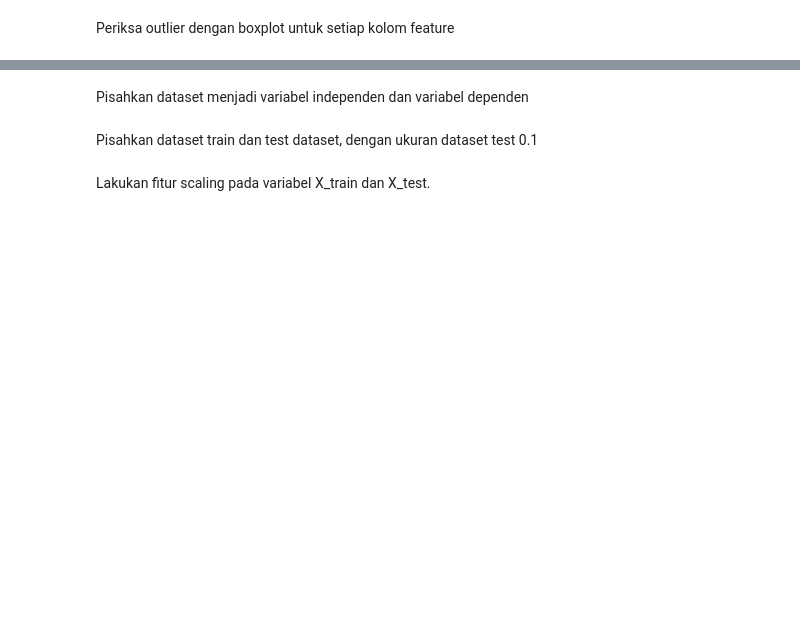
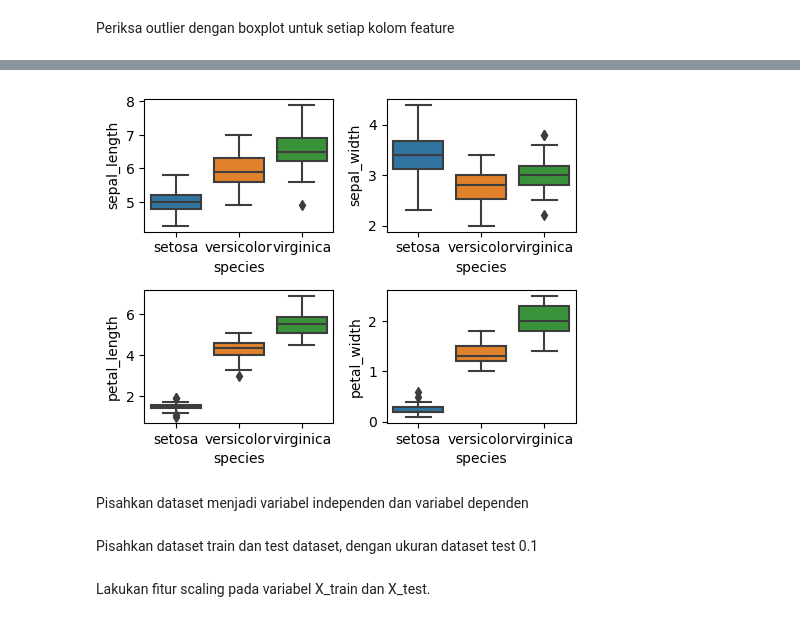
Before and after one commit to Trsh16/AFL1-Datmin, a Jupyter notebook: Exercise_Week_4_Supervised_Learning,_Classification.ipynb, the cells around one changed output, grey strips where cells are left out. Drawn from its saved outputs; the diff is of its cells as text; code cells hidden in the pictures; blank space fills up the shorter version.

```diff
--- a/Exercise_Week_4_Supervised_Learning,_Classification.ipynb
+++ b/Exercise_Week_4_Supervised_Learning,_Classification.ipynb
@@ -30,0 +22,5 @@ from sklearn.linear_model import LogisticRegression
+# %%
+# Read CSV
+url = "https://raw.githubusercontent.com/catharinamega/Data-Mining-ISB-2020/main/Week%204/iris.csv"
+df = pd.read_csv(url)
+df.head()
@@ -53,2 +82,25 @@ Periksa outlier dengan boxplot untuk setiap kolom feature
+# %%
+setosa_df = df[df['species'] == 'setosa']
+versicolor_df = df[df['species'] == 'versicolor']
+virginica_df = df[df['species'] == 'virginica']
+
+fig, axes = plt.subplots(2, 2, figsize=(5, 4))
+
+# Sepal Length
+sns.boxplot(x='species', y='sepal_length', data=df, ax=axes[0, 0])
+
+# Sepal Width
+sns.boxplot(x='species', y='sepal_width', data=df, ax=axes[0, 1])
+
+# Petal Length
+sns.boxplot(x='species', y='petal_length', data=df, ax=axes[1, 0])
+
+# Petal Width
+sns.boxplot(x='species', y='petal_width', data=df, ax=axes[1, 1])
+
+plt.tight_layout()
+plt.show()
+# %% [output]
+[figure, added]
 # %% [markdown]
 Pisahkan dataset menjadi variabel independen dan variabel dependen
```
Also changed, not shown: parts of 33 cells of this notebook.
